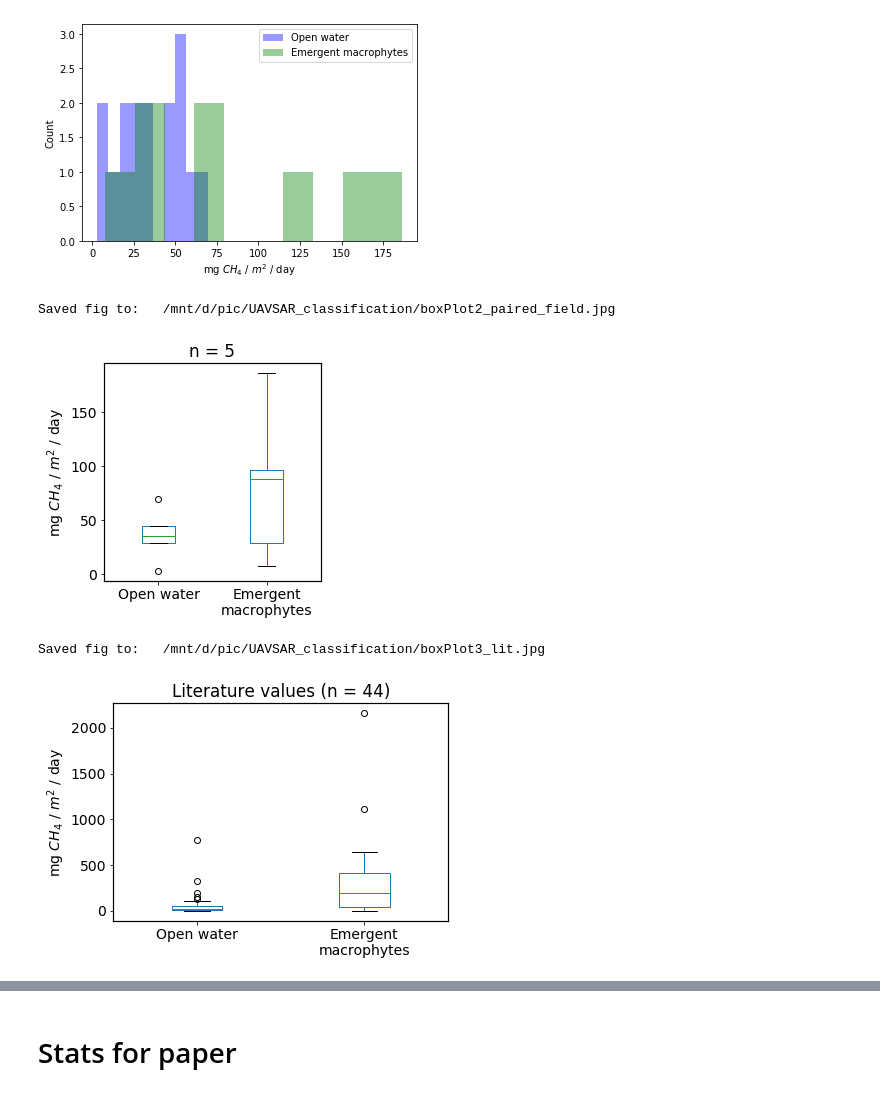
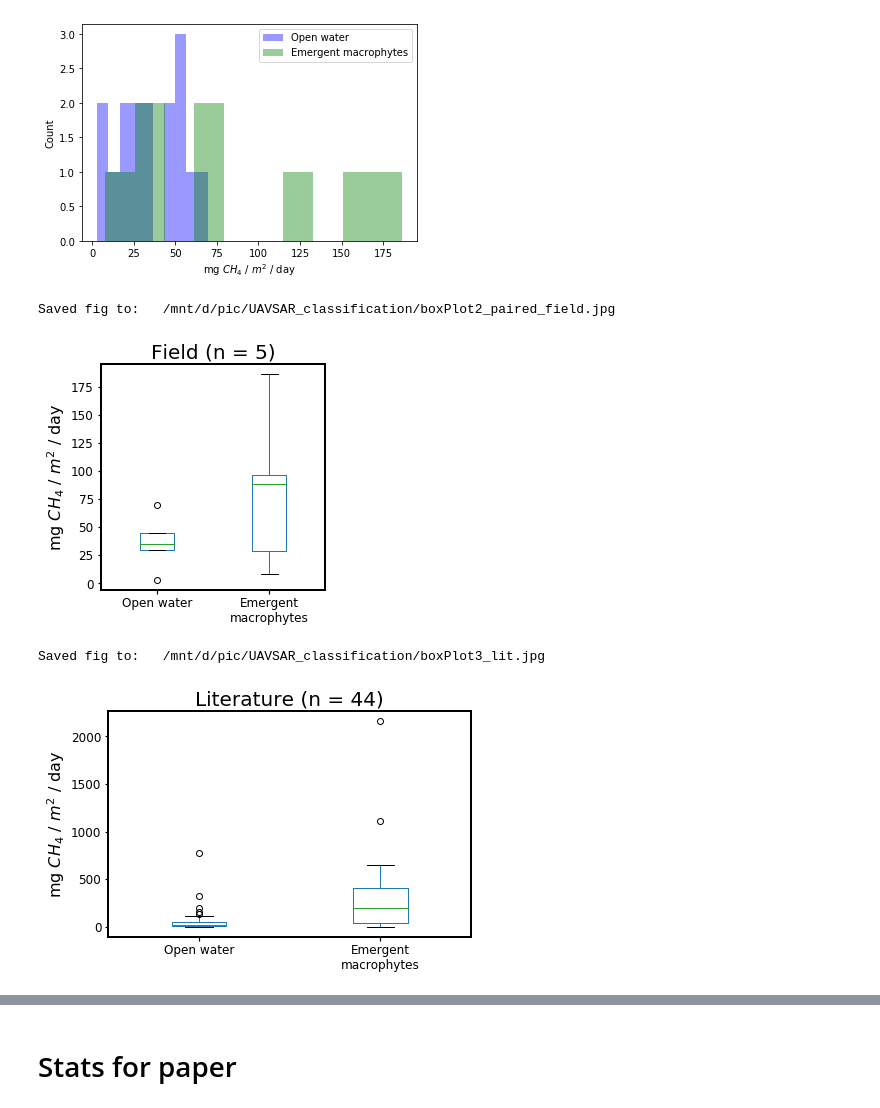
Before and after one commit to ekcomputer/random-wetlands, a Jupyter notebook: analysis/upscaleFromLandcover.ipynb, the cells around one changed output, grey strips where cells are left out. Saved outputs shown, nothing was run; the diff lists cells and outputs as text; code cells hidden in the pictures.

```diff
--- a/analysis/upscaleFromLandcover.ipynb
+++ b/analysis/upscaleFromLandcover.ipynb
@@ -46,6 +46,8 @@ from uncertainties import unumpy, umath
 import qgrid
 from python_env import *
 qgrid.enable() #enable interactive pandas dataframes
+## Plotting style
+plt.style.use('/mnt/d/Dropbox/Python/Matplotlib-rcParams/presentation.mplstyle')
 # %matplotlib inline
 # %%
 ## qgrid parameters
@@ -792,35 +811,35 @@ ax.legend()
 # %%
 ## Only lakes with both OW and EM measurements
 %matplotlib inline
 
 # plt.rcParams.update({'font.size': 14})
-plt.rcParams.update({'font.size': 14, 'lines.linewidth':4, 'axes.linewidth': 1.2, 'lines.markersize': 6.0, })
+# plt.rcParams.update({'font.size': 14, 'lines.linewidth':4, 'axes.linewidth': 1.2, 'lines.markersize': 6.0, })
 fig, ax = plt.subplots() #figsize=(4,4))
 dfr_j.query("Orig_paper=='above2_team'").plot.box(y='flux_to_plot_[mgCH4_m2_day]_ow', ax=ax, positions=[0.5], widths=0.3) # ,  boxprops={'linewidth':2}
 dfr_j.query("Orig_paper=='above2_team'").plot.box(y='flux_to_plot_[mgCH4_m2_day]_em', ax=ax, positions=[1.5], widths=0.3)
-ax.set(xticklabels=['Open water', 'Emergent\nmacrophytes'], ylabel='mg $CH_4$ / $m^2$ / day', aspect=0.01, title= 'n = {:}'.format(len(dfr_j.query("Orig_paper=='above2_team'"))))
+ax.set(xticklabels=['Open water', 'Emergent\nmacrophytes'], ylabel='mg $CH_4$ / $m^2$ / day', aspect=0.01, title= 'Field (n = {:})'.format(len(dfr_j.query("Orig_paper=='above2_team'"))))
 dfr_j.query("Orig_paper=='above2_team'")
 
 ## Save
 figPth='/mnt/d/pic/UAVSAR_classification/boxPlot2_paired_field.pdf'
 plt.savefig(figPth, dpi=300, bbox_inches="tight")
 figPth='/mnt/d/pic/UAVSAR_classification/boxPlot2_paired_field.jpg'
 plt.savefig(figPth, dpi=300, bbox_inches="tight")
 print('Saved fig to:\t{}'.format(figPth))
 # %% [output]
 Saved fig to:   /mnt/d/pic/UAVSAR_classification/boxPlot2_paired_field.jpg
-[figure, old version]
+[figure, new version]
 # %%
 ## Now plot for LITERATURE lakes with both OW and EM measurements
 %matplotlib inline
 
 # plt.rcParams.update({'font.size': 14})
-plt.rcParams.update({'font.size': 14, 'lines.linewidth':4, 'axes.linewidth': 1.2, 'lines.markersize': 6.0, })
+# plt.rcParams.update({'font.size': 14, 'lines.linewidth':4, 'axes.linewidth': 1.2, 'lines.markersize': 6.0, })
 fig, ax = plt.subplots() #figsize=(4,4))
 dfr_j.query("Orig_paper!='above2_team'").plot.box(y='flux_to_plot_[mgCH4_m2_day]_ow', ax=ax, positions=[0.5], widths=0.3) # ,  boxprops={'linewidth':2}
 dfr_j.query("Orig_paper!='above2_team'").plot.box(y='flux_to_plot_[mgCH4_m2_day]_em', ax=ax, positions=[1.5], widths=0.3)
 n=dfr_j.query("Orig_paper!='above2_team'").shape[0]
-ax.set(xticklabels=['Open water', 'Emergent\nmacrophytes'], ylabel='mg $CH_4$ / $m^2$ / day', title= 'Literature values (n = {:})'.format(n))
+ax.set(xticklabels=['Open water', 'Emergent\nmacrophytes'], ylabel='mg $CH_4$ / $m^2$ / day', title= 'Literature (n = {:})'.format(n))
 # plt.constrained_layout()
 
 ## Save
@@ -831,4 +850,4 @@ plt.savefig(figPth, dpi=300, bbox_inches="tight")
 print('Saved fig to:\t{}'.format(figPth))
 # %% [output]
 Saved fig to:   /mnt/d/pic/UAVSAR_classification/boxPlot3_lit.jpg
-[figure, old version]
+[figure, new version]
```
Also changed, not shown: parts of 14 cells of this notebook, 3 other files.
